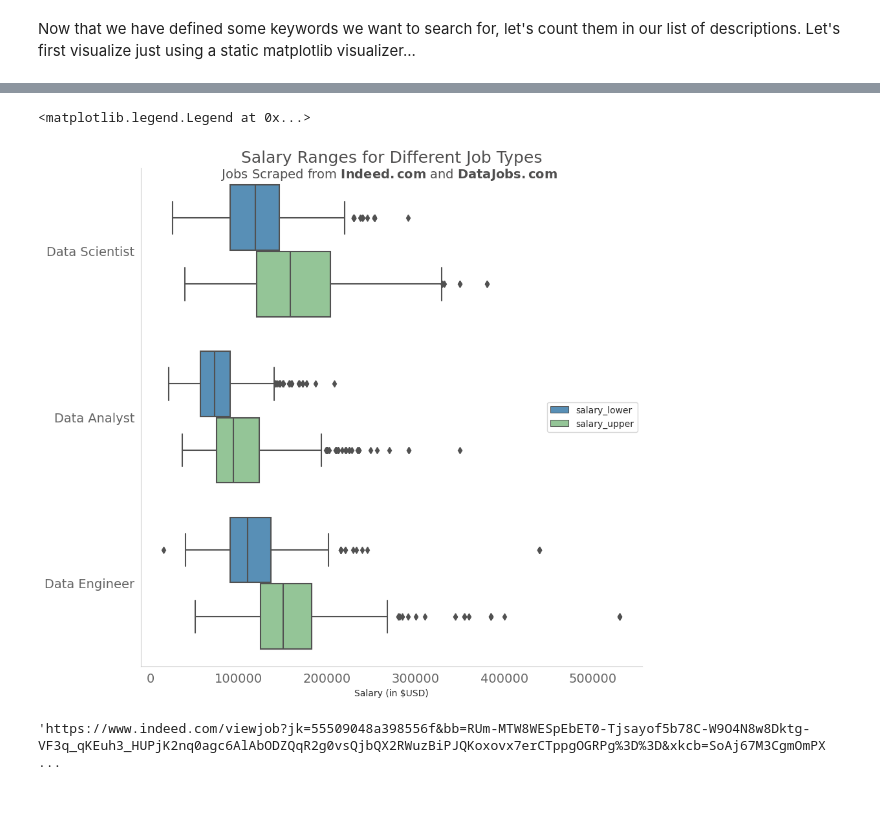
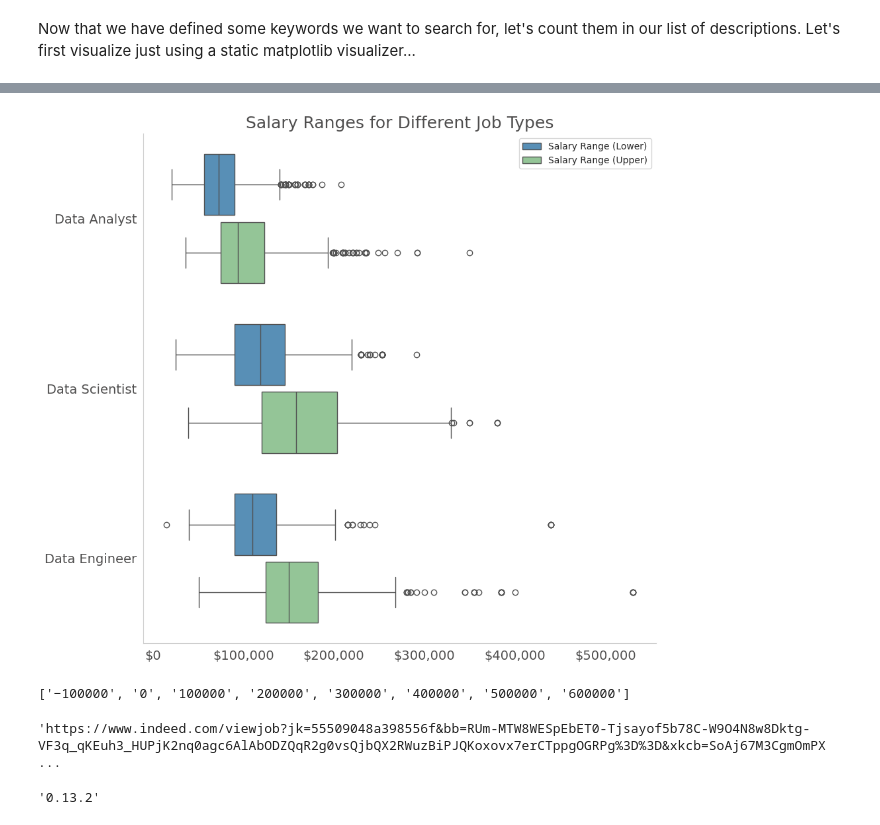
Before and after one commit to ColinB19/datajobswebscraper, a Jupyter notebook: Webscrape_DataJobs.ipynb, the cells around one changed output, grey strips where cells are left out. Cells and saved outputs as stored; diff of their text form; code cells hidden in the pictures.

```diff
--- a/Webscrape_DataJobs.ipynb
+++ b/Webscrape_DataJobs.ipynb
@@ -543,16 +560,18 @@ stop_words.update([
     'sexual orientation',
     'dental',
     'vision',
-    'sexual orientation'
+    'equal opportunity',
+    'job description'
 ])
-
-buzz_word_counts2 = {kwd:0 for kwd in buzz_words}
 
 job_descriptions['desc_stop_rem'] = ''
 
 for idx, row in job_descriptions.iterrows():
-    word_tokens = re.sub(r'[^A-Za-z0-9-\+#]+', ' ', row['desc']).split()
-    job_descriptions.loc[idx, 'desc_stop_rem'] = ' '.join([w.lower() for w in word_tokens if not w.lower() in stop_words])
+    p1 = re.sub(r'[^A-Za-z0-9-\+#]+', ' ', row['desc']).lower()
+    for sw in stop_words:
+        p1 = p1.replace(f" {sw} ", " ")
+
+    job_descriptions.loc[idx, 'desc_stop_rem'] = p1
 # %%
 def create_word_cloud(job_type = '', savefig = False):
     if job_type != '':
@@ -763,31 +781,53 @@ df = job_meta[job_meta['clean_title'].isin([
 # %%
 # I took a lot from here: https://github.com/mwaskom/seaborn/issues/720
 fig, ax = plt.subplots(figsize = (10,10))
 
-ax.set_title(f'Salary Ranges for Different Job Types', size=18, color='#4f4e4e');
-plt.text(x=270_000, y=-0.44, s='Jobs Scraped from $\\bf{Indeed.com}$ and $\\bf{DataJobs.com}$',
-                 color='#4f4e4e', fontsize=14, horizontalalignment='center')
+ax.set_title(f'Salary Ranges for Different Job Types', title_kwargs);
+# plt.text(x=270_000, y=-0.44, s='Jobs Scraped from $\\bf{Indeed.com}$ and $\\bf{DataJobs.com}$',
+#                  color='#4f4e4e', fontsize=14, horizontalalignment='center')
 
 
 bp_labels = ['Data Analyst Lower Salary', 'Data Analyst Upper Salary', 'Data Scientist Lower Salary', 'Data Scientist Upper Salary', 'Data Engineer Lower Salary', 'Data Engineer Upper Salary']
-bp = sns.boxplot(data = df, y='clean_title', x='Salary', hue='Salary Type', ax=ax, orient='h', palette=[bl,gr]);
+bp = sns.boxplot(data = df.replace({'salary_lower': 'Salary Range (Lower)', 'salary_upper': 'Salary Range (Upper)'}), y='clean_title', x='Salary', hue='Salary Type', ax=ax, orient='h', palette=[bl,gr], gap = 0.1, order = [
+    'Data Analyst',
+    'Data Scientist',
+    'Data Engineer'
+]);
 sns.despine(top=True, right=True)
 
 # ax.legend()
 ax.grid(False)
 
 ax.set_ylabel('');
-ax.set_xlabel('Salary (in $USD)');
-plt.yticks(size=14, color='#656565');
-plt.xticks(size=14, color='#656565');
+ax.set_xlabel('');
+plt.yticks(size=14, color=default_font_kwargs['color']);
+plt.xticks(size=14, color=default_font_kwargs['color']);
 
 
-plt.legend(loc='center right')
+plt.legend(loc='upper right')
 # let's fix the x labels to be a little nicer to look at
+
+
+
+labels = [item.get_text() for item in ax.get_xticklabels()]
+for idx, label in enumerate(labels):
+    if label[0] != "−":
+        labels[idx] = f"${int(label):,}"
+
+ax.set_xticklabels(labels = labels);
+
+plt.savefig('FIGS/salaries.png');
 # %% [output]
-<matplotlib.legend.Legend at 0x...>
-[figure, old version]
+[figure, new version]
+# %%
+labels
+# %% [output]
+['−100000', '0', '100000', '200000', '300000', '400000', '500000', '600000']
 # %%
 job_meta[job_meta['salary_lower'] < 30_000]['url'].tolist()[2]
 # %% [output]
 'https://www.indeed.com/viewjob?jk=55509048a398556f&bb=RUm-MTW8WESpEbET0-Tjsayof5b78C-W9O4N8w8Dktg-VF3q_qKEuh3_HUPjK2nq0agc6AlAbODZQqR2g0vsQjbQX2RWuzBiPJQKoxovx7erCTppgOGRPg%3D%3D&xkcb=SoAj67M3CgmOmPX ...
+# %%
+sns.__version__
+# %% [output]
+'0.13.2'
```
Also changed, not shown: parts of 14 cells of this notebook.
